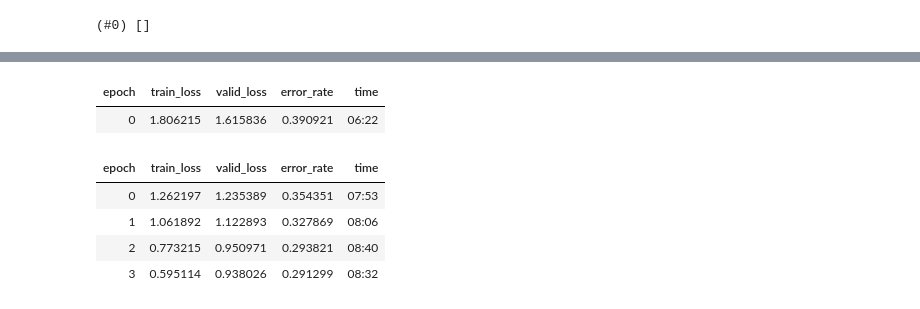
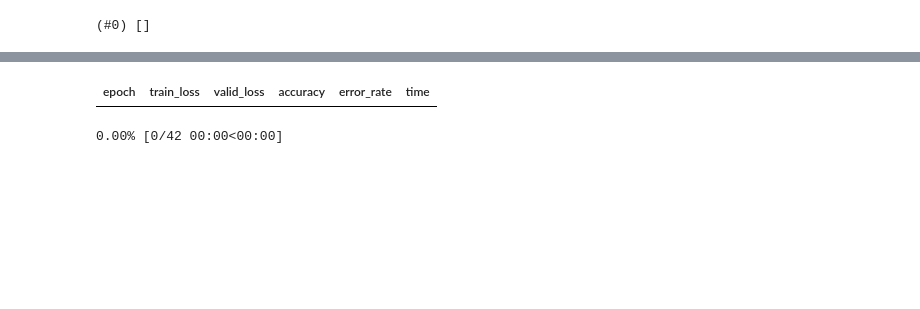
Before and after one commit to PauwelsPieter/Fruit-image-classifier, a Jupyter notebook: model/notebook.ipynb, the cells around one changed output, grey strips where cells are left out. Cells and saved outputs as stored; diff of their text form; code cells hidden in the pictures; blank space fills up the shorter version.

```diff
--- a/model/notebook.ipynb
+++ b/model/notebook.ipynb
@@ -32,7 +32,7 @@ fruits = DataBlock(
 # %%
 dls = fruits.dataloaders(path)
 # %%
-fruits = fruits.new(item_tfms=RandomResizedCrop(128, min_scale=0.3))
+fruits = fruits.new(item_tfms=RandomResizedCrop(128, min_scale=0.5), batch_tfms=[Rotate(), Flip(), Brightness()])
 dls = fruits.dataloaders(path)
-dls.train.show_batch(max_n=4, nrows=1, unique=True)
+dls.train.show_batch(max_n=8, nrows=2, unique=True)
 # %% [output]
@@ -40,4 +40,5 @@ dls.train.show_batch(max_n=4, nrows=1, unique=True)
 # %%
-our_out_of_the_box_model = cnn_learner(dls, resnet50, metrics=error_rate)
+metrics = [accuracy, error_rate]
+our_out_of_the_box_model = cnn_learner(dls, vgg19_bn, loss_func=CrossEntropyLossFlat(), metrics=metrics )
 our_out_of_the_box_model.fine_tune(4)
 # %% [output]
@@ -45,10 +46,5 @@ Downloading: "https://download.pytorch.org/models/resnet50-19c8e357.pth" to /Use
-| epoch | train_loss | valid_loss | error_rate | time |
-| 0 | 1.806215 | 1.615836 | 0.390921 | 06:22 |
+| epoch | train_loss | valid_loss | accuracy | error_rate | time |
-| epoch | train_loss | valid_loss | error_rate | time |
-| 0 | 1.262197 | 1.235389 | 0.354351 | 07:53 |
-| 1 | 1.061892 | 1.122893 | 0.327869 | 08:06 |
-| 2 | 0.773215 | 0.950971 | 0.293821 | 08:40 |
-| 3 | 0.595114 | 0.938026 | 0.291299 | 08:32 |
+0.00% [0/42 00:00<00:00]
 # %%
 interp = ClassificationInterpretation.from_learner(our_out_of_the_box_model)
 interp.plot_confusion_matrix()
```
Also changed, not shown: parts of 4 cells of this notebook.
